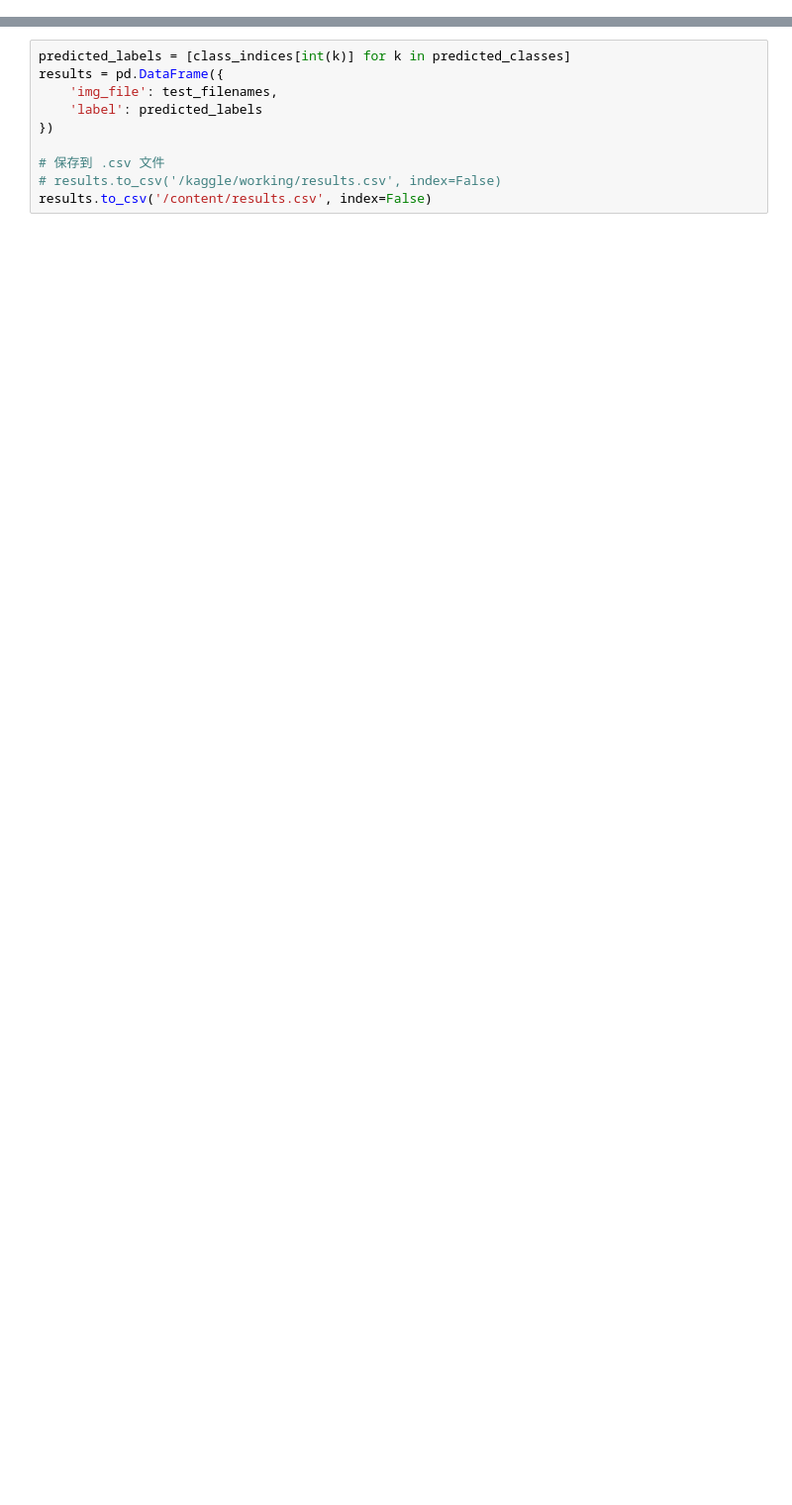
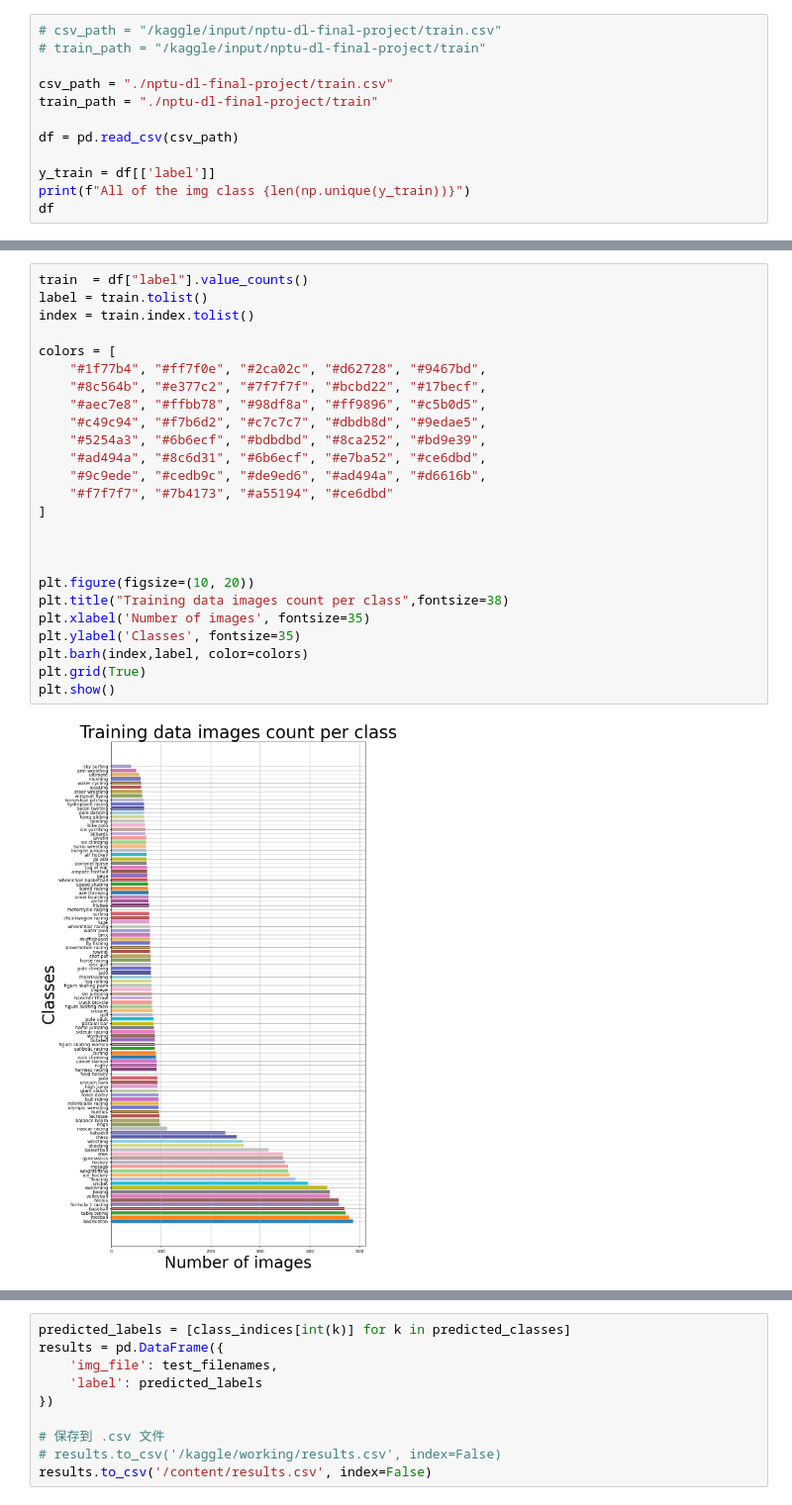
Before and after one commit to yuan1108code/DL-Projec, a Jupyter notebook: IFang-Program/Final_Project/Sport_Img_0526.ipynb, the cells around one changed output, grey strips where cells are left out. Shown at 99% size. Saved outputs shown, nothing was run; the diff lists cells and outputs as text; blank space fills up the shorter version.

```diff
--- a/IFang-Program/Final_Project/Sport_Img_0526.ipynb
+++ b/IFang-Program/Final_Project/Sport_Img_0526.ipynb
@@ -0,0 +23,12 @@
+# %%
+# csv_path = "/kaggle/input/nptu-dl-final-project/train.csv"
+# train_path = "/kaggle/input/nptu-dl-final-project/train"
+
+csv_path = "./nptu-dl-final-project/train.csv"
+train_path = "./nptu-dl-final-project/train"
+
+df = pd.read_csv(csv_path)
+
+y_train = df[['label']]
+print(f"All of the img class {len(np.unique(y_train))}")
+df
@@ -0,0 +62,27 @@
+# %%
+train  = df["label"].value_counts()
+label = train.tolist()
+index = train.index.tolist()
+
+colors = [
+    "#1f77b4", "#ff7f0e", "#2ca02c", "#d62728", "#9467bd",
+    "#8c564b", "#e377c2", "#7f7f7f", "#bcbd22", "#17becf",
+    "#aec7e8", "#ffbb78", "#98df8a", "#ff9896", "#c5b0d5",
+    "#c49c94", "#f7b6d2", "#c7c7c7", "#dbdb8d", "#9edae5",
+    "#5254a3", "#6b6ecf", "#bdbdbd", "#8ca252", "#bd9e39",
+    "#ad494a", "#8c6d31", "#6b6ecf", "#e7ba52", "#ce6dbd",
+    "#9c9ede", "#cedb9c", "#de9ed6", "#ad494a", "#d6616b",
+    "#f7f7f7", "#7b4173", "#a55194", "#ce6dbd"
+]
+
+
+
+plt.figure(figsize=(10, 20))
+plt.title("Training data images count per class",fontsize=38)
+plt.xlabel('Number of images', fontsize=35)
+plt.ylabel('Classes', fontsize=35)
+plt.barh(index,label, color=colors)
+plt.grid(True)
+plt.show()
+# %% [output]
+[figure, added]
```
Also changed, not shown: parts of 81 cells of this notebook, 3 other files.
